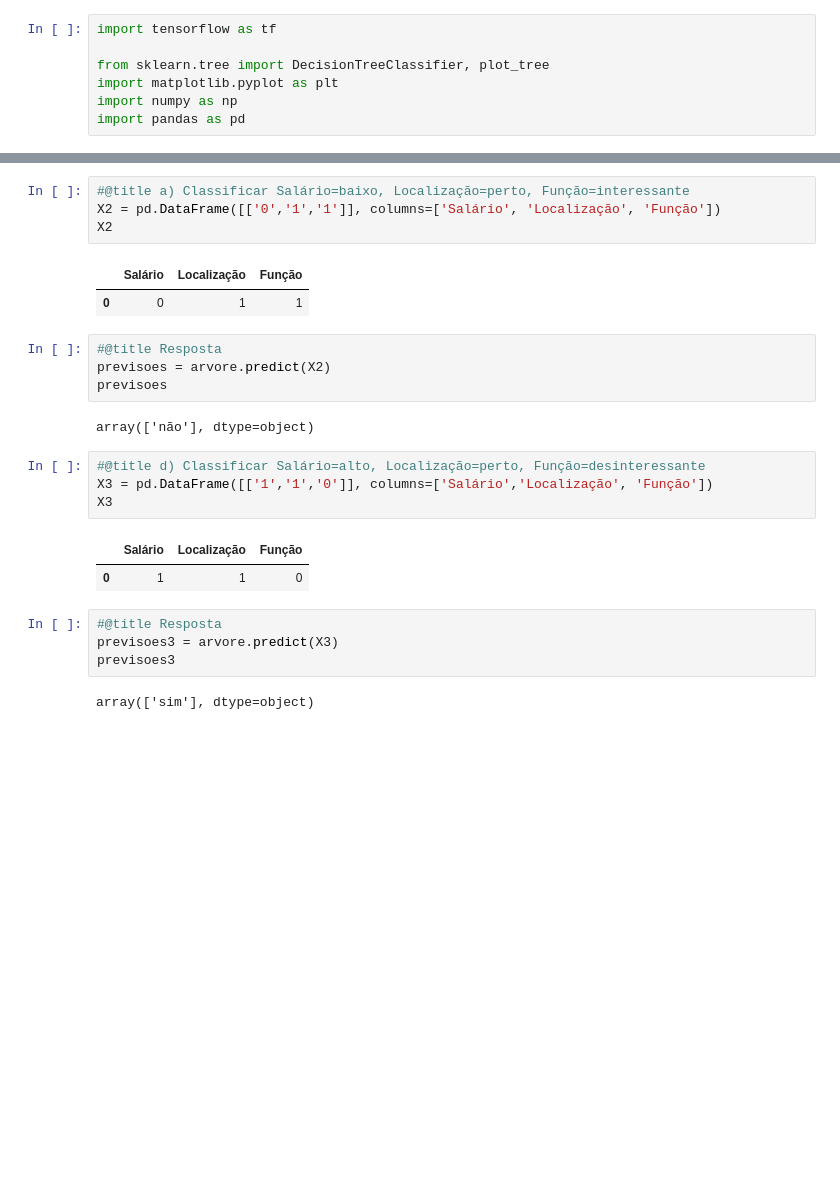
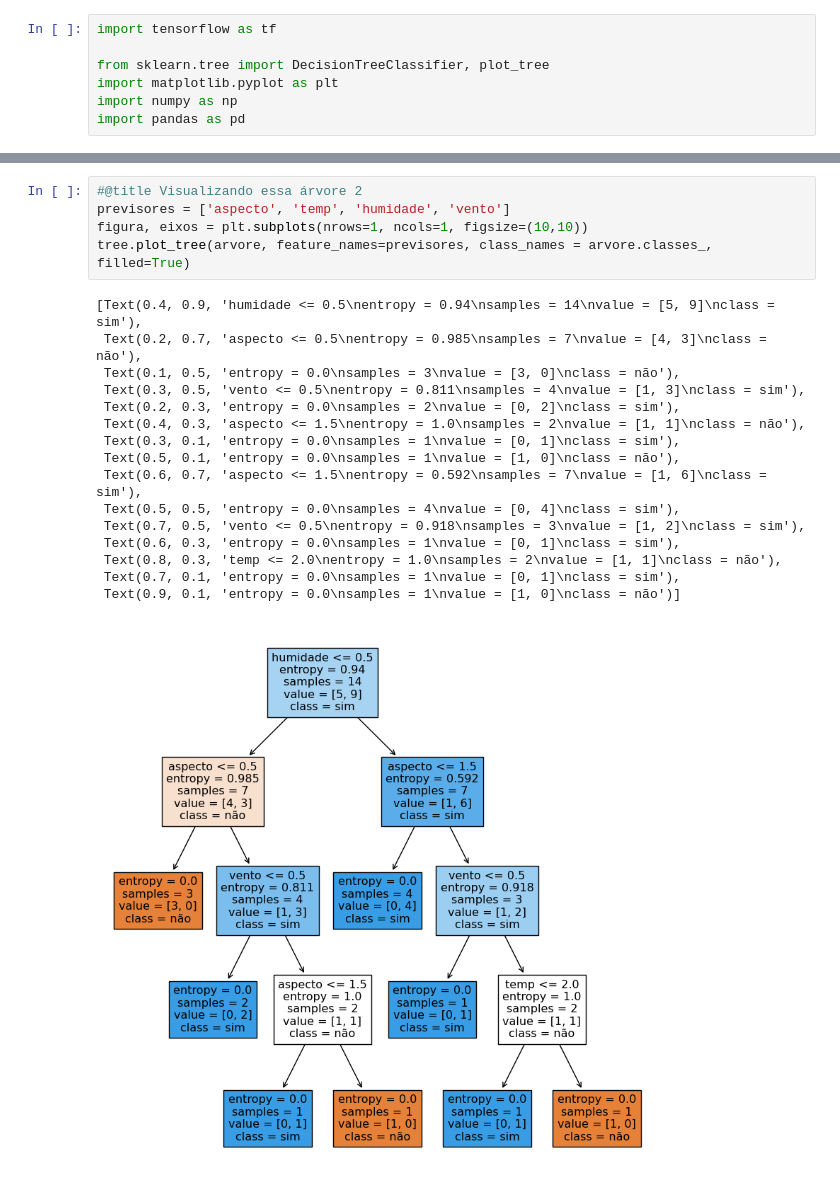
Before and after one commit to tombraganca/Inteligente-Artificial, a Jupyter notebook: primeiro_trabalho_pr_tico_sobre_rvore_de_decis_o.ipynb, the cells around one changed output, grey strips where cells are left out. Cells and saved outputs as stored; diff of their text form; blank space fills up the shorter version.

```diff
--- a/primeiro_trabalho_pr_tico_sobre_rvore_de_decis_o.ipynb
+++ b/primeiro_trabalho_pr_tico_sobre_rvore_de_decis_o.ipynb
@@ -68,26 +247,22 @@ plt.show()
-# %%
-#@title a) Classificar Salário=baixo, Localização=perto, Função=interessante
-X2 = pd.DataFrame([['0','1','1']], columns=['Salário', 'Localização', 'Função'])
-X2
-# %% [output]
-|  | Salário | Localização | Função |
-| 0 | 0 | 1 | 1 |
-# %%
-#@title Resposta
-previsoes = arvore.predict(X2)
-previsoes
-# %% [output]
-array(['não'], dtype=object)
-# %%
-#@title d) Classificar Salário=alto, Localização=perto, Função=desinteressante
-X3 = pd.DataFrame([['1','1','0']], columns=['Salário','Localização', 'Função'])
-X3
-# %% [output]
-|  | Salário | Localização | Função |
-| 0 | 1 | 1 | 0 |
-# %%
-#@title Resposta
-previsoes3 = arvore.predict(X3)
-previsoes3
-# %% [output]
-array(['sim'], dtype=object)
+# %%
+#@title Visualizando essa árvore 2
+previsores = ['aspecto', 'temp', 'humidade', 'vento']
+figura, eixos = plt.subplots(nrows=1, ncols=1, figsize=(10,10))
+tree.plot_tree(arvore, feature_names=previsores, class_names = arvore.classes_, filled=True)
+# %% [output]
+[Text(0.4, 0.9, 'humidade <= 0.5\nentropy = 0.94\nsamples = 14\nvalue = [5, 9]\nclass = sim'),
+ Text(0.2, 0.7, 'aspecto <= 0.5\nentropy = 0.985\nsamples = 7\nvalue = [4, 3]\nclass = não'),
+ Text(0.1, 0.5, 'entropy = 0.0\nsamples = 3\nvalue = [3, 0]\nclass = não'),
+ Text(0.3, 0.5, 'vento <= 0.5\nentropy = 0.811\nsamples = 4\nvalue = [1, 3]\nclass = sim'),
+ Text(0.2, 0.3, 'entropy = 0.0\nsamples = 2\nvalue = [0, 2]\nclass = sim'),
+ Text(0.4, 0.3, 'aspecto <= 1.5\nentropy = 1.0\nsamples = 2\nvalue = [1, 1]\nclass = não'),
+ Text(0.3, 0.1, 'entropy = 0.0\nsamples = 1\nvalue = [0, 1]\nclass = sim'),
+ Text(0.5, 0.1, 'entropy = 0.0\nsamples = 1\nvalue = [1, 0]\nclass = não'),
+ Text(0.6, 0.7, 'aspecto <= 1.5\nentropy = 0.592\nsamples = 7\nvalue = [1, 6]\nclass = sim'),
+ Text(0.5, 0.5, 'entropy = 0.0\nsamples = 4\nvalue = [0, 4]\nclass = sim'),
+ Text(0.7, 0.5, 'vento <= 0.5\nentropy = 0.918\nsamples = 3\nvalue = [1, 2]\nclass = sim'),
+ Text(0.6, 0.3, 'entropy = 0.0\nsamples = 1\nvalue = [0, 1]\nclass = sim'),
+ Text(0.8, 0.3, 'temp <= 2.0\nentropy = 1.0\nsamples = 2\nvalue = [1, 1]\nclass = não'),
+ Text(0.7, 0.1, 'entropy = 0.0\nsamples = 1\nvalue = [0, 1]\nclass = sim'),
+ Text(0.9, 0.1, 'entropy = 0.0\nsamples = 1\nvalue = [1, 0]\nclass = não')]
+[figure, added]
```
Also changed, not shown: parts of 18 cells of this notebook.
